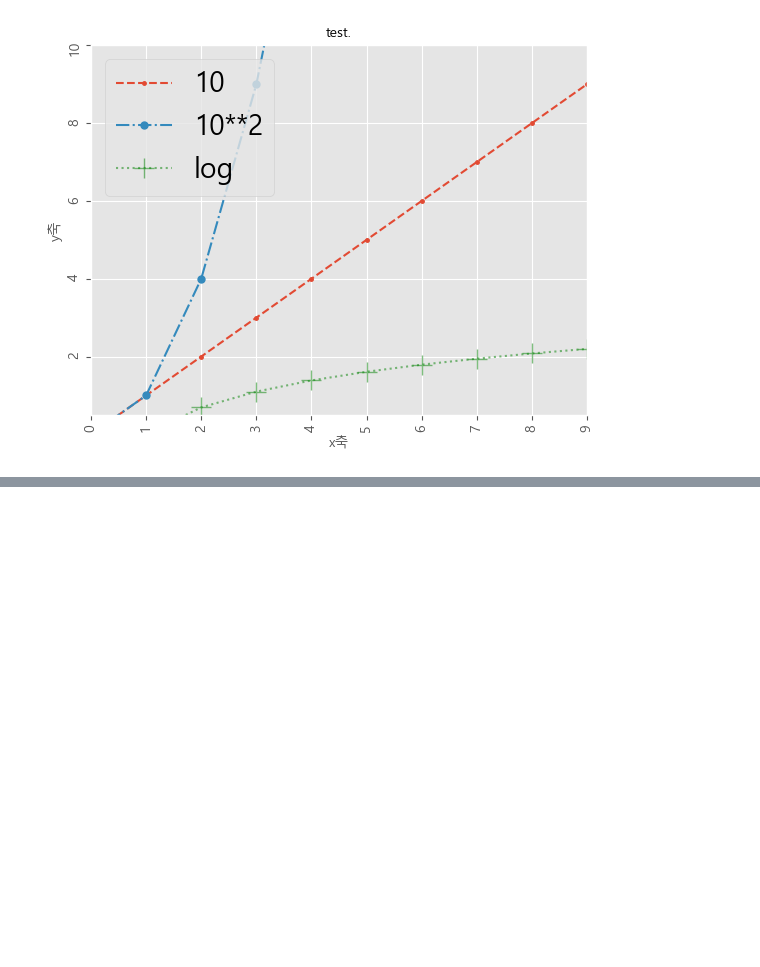
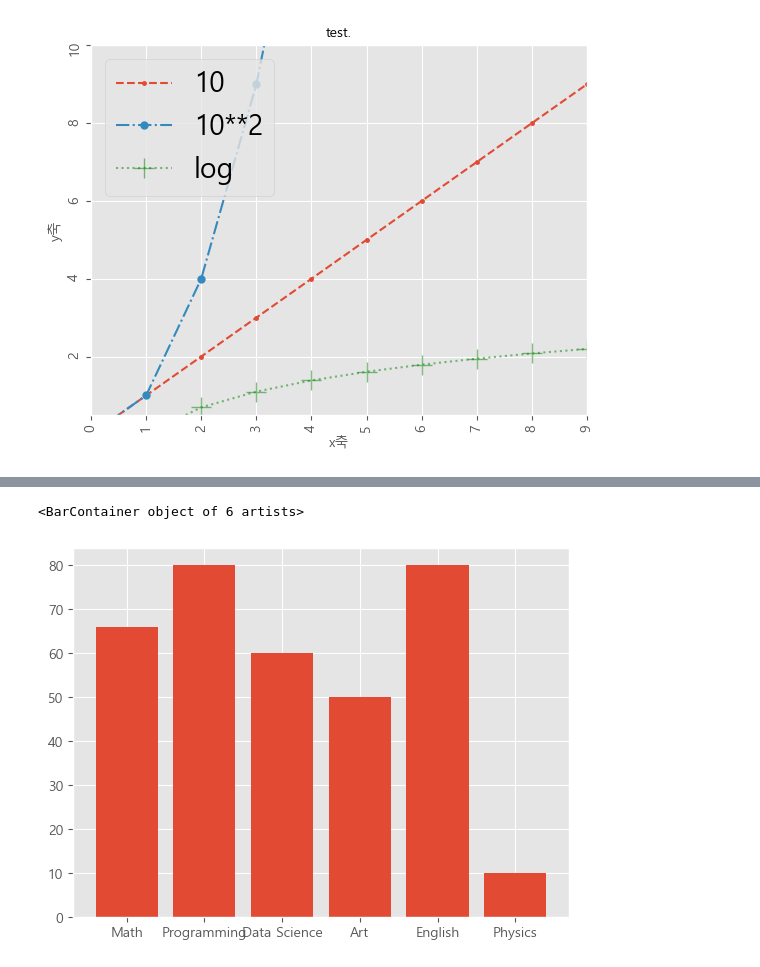
Before and after one commit to ctak/doit-pandas, a Jupyter notebook: graph_1.ipynb, the cells around one changed output, grey strips where cells are left out. Cells and saved outputs as stored; diff of their text form; code cells hidden in the pictures; blank space fills up the shorter version.

```diff
--- a/graph_1.ipynb
+++ b/graph_1.ipynb
@@ -101,0 +136,7 @@ plt.show()
+# %%
+x = ['Math', 'Programming', 'Data Science', 'Art', 'English', 'Physics']
+y = [66, 80, 60, 50, 80, 10]
+plt.bar(x, y)
+# %% [output]
+<BarContainer object of 6 artists>
+[figure, added]
```
Also changed, not shown: parts of 14 cells of this notebook, 1 other file.
